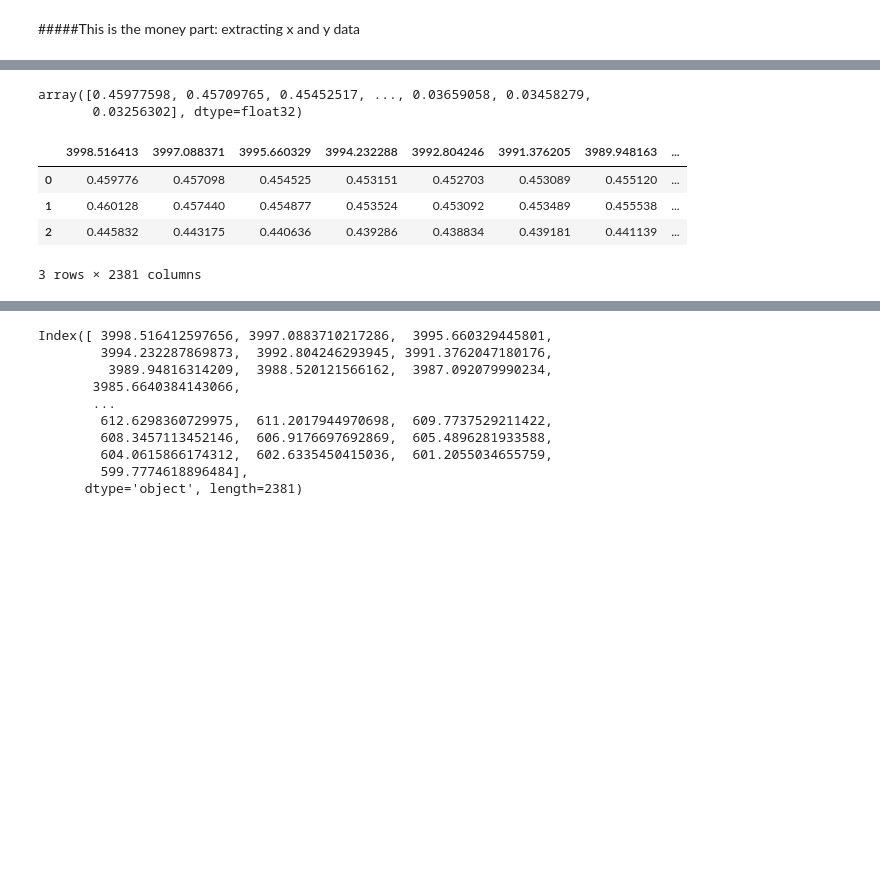
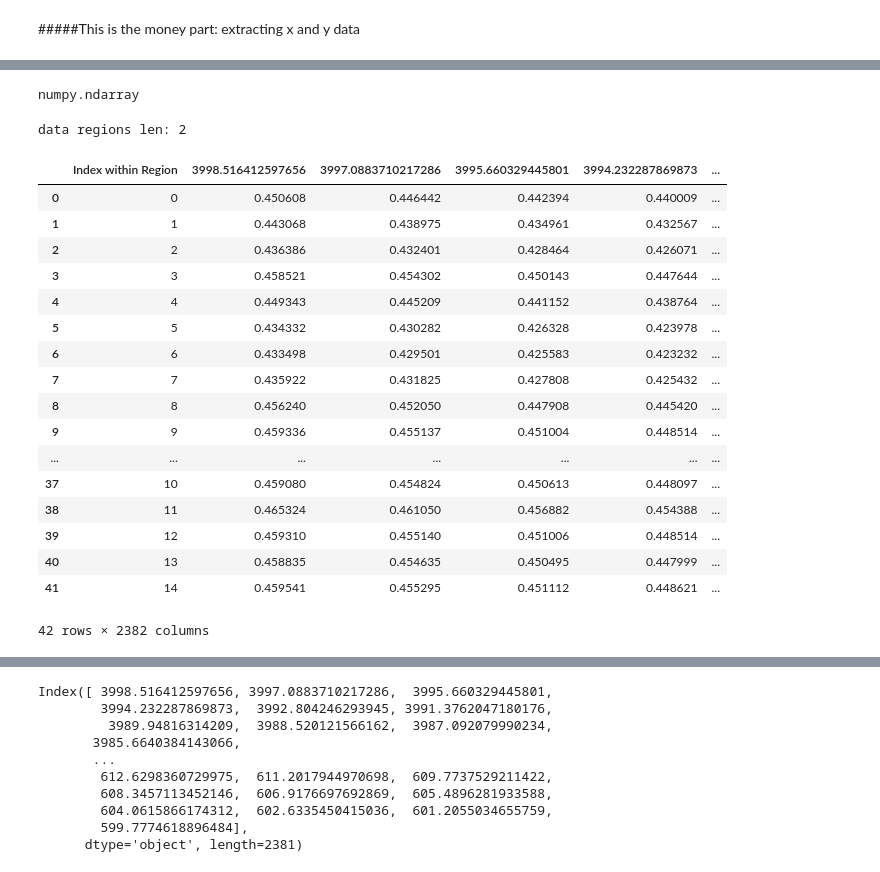
Before and after one commit to jroshk/FTIR_Mapping, a Jupyter notebook: scripts/Using_opusFCfor2dimages.ipynb, the cells around one changed output, grey strips where cells are left out. Drawn from its saved outputs; the diff is of its cells as text; code cells hidden in the pictures; blank space fills up the shorter version.

Commit message:
got opusFC working, now just need to integrate it with the rest of the code and add the curve fitting to it for easy statistics maybe?

```diff
--- a/scripts/Using_opusFCfor2dimages.ipynb
+++ b/scripts/Using_opusFCfor2dimages.ipynb
@@ -4,8 +4,9 @@
 import opusFC
 import pandas as pd
 import matplotlib.pyplot as plt
+import numpy as np
 
-f = r"R:\Jeff\FTIR\Structural Mapping\6.16.2022 UV Circles\left circle 8x8.0"
+f = r"R:\Jeff\FTIR\Structural Mapping\8.4.2022CoffeeRing\Attempt2.0"
 dbs = opusFC.listContents(f)
 print(dbs)
 dbs[1]
@@ -61,0 +33,17 @@ xydict = {'x_coordinate':data.regions[0].mapX[:],'y coordinate':data.regions[0].
+# %%
+#make a dictionary of x-y location data
+list_of_regions=[]
+x_coordinates = []
+y_coordinates = []
+for j in range(len(data.regions)):
+
+    x_coordinates = np.append(x_coordinates, data.regions[j].mapX[:])
+    y_coordinates = np.append(y_coordinates, data.regions[j].mapY[:])
+    for i in range(len(data.regions[j].mapX)):
+
+        list_of_regions.append(j+1) #data.regions[j].split())
+
+    #list_of_regions = i in range(len(data.regions[j].mapX))
+#xydict = {'region':list_of_regions,'x_coordinate':data.regions[0].mapX[:],'y coordinate':data.regions[0].mapY[:]}#,data.x:data.regions[0].spectra[:]}
+xydict = {'region':list_of_regions,'x_coordinate':x_coordinates,'y coordinate':y_coordinates}#,data.x:data.regions[0].spectra[:]}
+len(list_of_regions)
@@ -72,23 +75,45 @@ xydataframe.head(3)
 # %%
-data.regions[0].spectra[0]
+type(data.regions[0].spectra[:])
 # %% [output]
-array([0.45977598, 0.45709765, 0.45452517, ..., 0.03659058, 0.03458279,
-       0.03256302], dtype=float32)
+numpy.ndarray
 # %%
-#make dataframe of actual apectra
+#make dataframe of actual spectra, need to figure out how to get 2nd region here!!!!
 
-spectra_df = pd.DataFrame(data.regions[0].spectra[:])
-#spectra_df
+spectra_df = pd.DataFrame()
+print('data regions len:' ,len(data.regions))
+for i in range(len(data.regions)):
+
+  #  print(data.regions[i].spectra[:])
+    spectra_df = pd.concat([spectra_df,pd.DataFrame(data.regions[i].spectra[:])])
+#data.regions[].spectra[:]
+spectra_df
+
 spectra_df =spectra_df.transpose()
 labeledspectra_df = spectra_df.set_index(data.x)#what does drop do here? seemingly nothing
 #spectra_df['wavenumber'] = data.x
 
+
 tlabeledspectra_df = labeledspectra_df.transpose()
-
-tlabeledspectra_df.head(3)
+tlabeledspectra_df.index = tlabeledspectra_df.index.set_names(['Index within Region'])
+tlabeledspectra_df = tlabeledspectra_df.reset_index(col_fill="index for region")
+tlabeledspectra_df
 # %% [output]
+data regions len: 2
-|  | 3998.516413 | 3997.088371 | 3995.660329 | 3994.232288 | 3992.804246 | 3991.376205 | 3989.948163 | ... |
-| 0 | 0.459776 | 0.457098 | 0.454525 | 0.453151 | 0.452703 | 0.453089 | 0.455120 | ... |
-| 1 | 0.460128 | 0.457440 | 0.454877 | 0.453524 | 0.453092 | 0.453489 | 0.455538 | ... |
-| 2 | 0.445832 | 0.443175 | 0.440636 | 0.439286 | 0.438834 | 0.439181 | 0.441139 | ... |
+|  | Index within Region | 3998.516412597656 | 3997.0883710217286 | 3995.660329445801 | 3994.232287869873 | ... |
+| 0 | 0 | 0.450608 | 0.446442 | 0.442394 | 0.440009 | ... |
+| 1 | 1 | 0.443068 | 0.438975 | 0.434961 | 0.432567 | ... |
+| 2 | 2 | 0.436386 | 0.432401 | 0.428464 | 0.426071 | ... |
+| 3 | 3 | 0.458521 | 0.454302 | 0.450143 | 0.447644 | ... |
+| 4 | 4 | 0.449343 | 0.445209 | 0.441152 | 0.438764 | ... |
+| 5 | 5 | 0.434332 | 0.430282 | 0.426328 | 0.423978 | ... |
+| 6 | 6 | 0.433498 | 0.429501 | 0.425583 | 0.423232 | ... |
+| 7 | 7 | 0.435922 | 0.431825 | 0.427808 | 0.425432 | ... |
+| 8 | 8 | 0.456240 | 0.452050 | 0.447908 | 0.445420 | ... |
+| 9 | 9 | 0.459336 | 0.455137 | 0.451004 | 0.448514 | ... |
+| ... | ... | ... | ... | ... | ... | ... |
+| 37 | 10 | 0.459080 | 0.454824 | 0.450613 | 0.448097 | ... |
+| 38 | 11 | 0.465324 | 0.461050 | 0.456882 | 0.454388 | ... |
+| 39 | 12 | 0.459310 | 0.455140 | 0.451006 | 0.448514 | ... |
+| 40 | 13 | 0.458835 | 0.454635 | 0.450495 | 0.447999 | ... |
+| 41 | 14 | 0.459541 | 0.455295 | 0.451112 | 0.448621 | ... |
-3 rows × 2381 columns
+42 rows × 2382 columns
```
Also changed, not shown: parts of 8 cells of this notebook.
